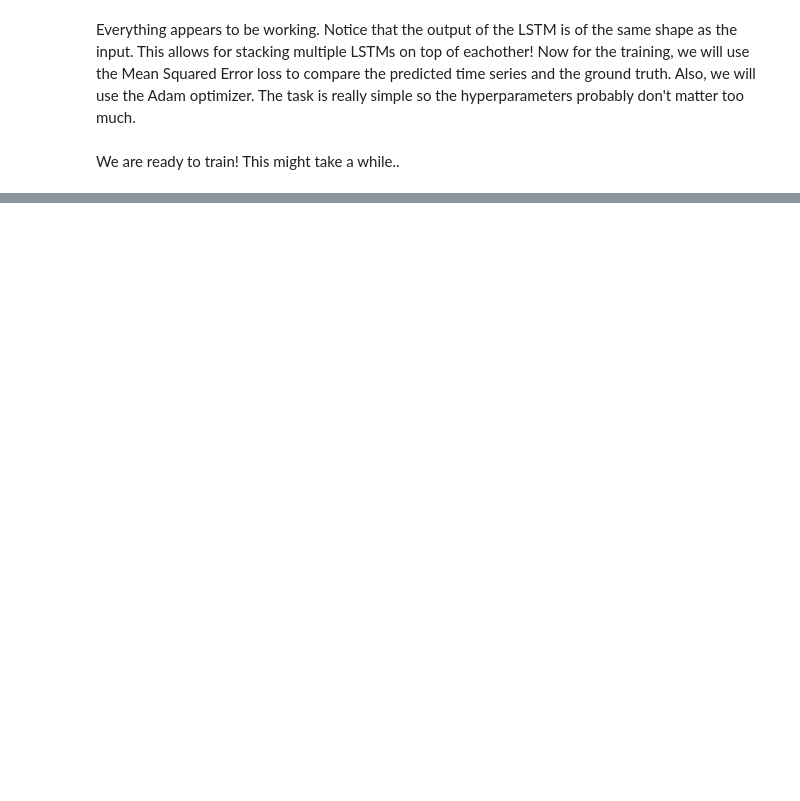
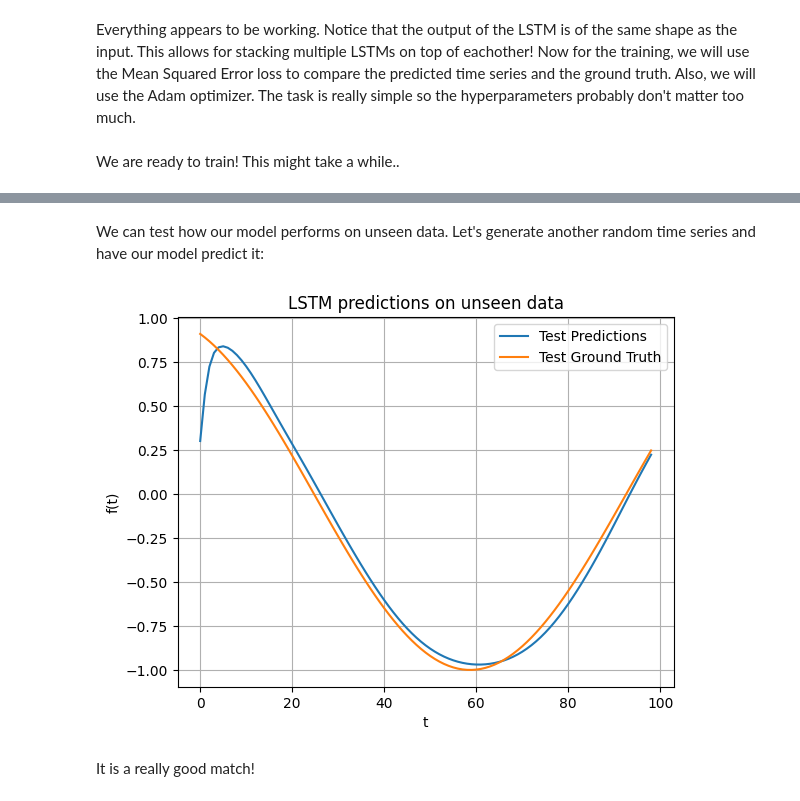
Before and after one commit to rug-udl-2425/Tutorials, a Jupyter notebook: tutorial1/lstms.ipynb, the cells around one changed output, grey strips where cells are left out. Cells and saved outputs as stored; diff of their text form; code cells hidden in the pictures; blank space fills up the shorter version.

```diff
--- a/tutorial1/lstms.ipynb
+++ b/tutorial1/lstms.ipynb
@@ -202,0 +222,18 @@ Although the same results can be achieved with a `nn.LSTM` from PyTorch, it is v
+# %% [markdown]
+We can test how our model performs on unseen data. Let's generate another random time series and have our model predict it:
+# %%
+X_test, y_test = generate_toy_time_series(batch_size=1, sequence_length=100)
+with torch.inference_mode():
+    test_predictions = model(X_test)
+plt.plot(test_predictions.squeeze(), label='Test Predictions')
+plt.plot(y_test.squeeze(), label='Test Ground Truth')
+plt.title('LSTM predictions on unseen data')
+plt.legend()
+plt.xlabel('t')
+plt.ylabel('f(t)')
+plt.grid()
+plt.show()
+# %% [output]
+[figure, added]
+# %% [markdown]
+It is a really good match!
```
Also changed, not shown: parts of 12 cells of this notebook.
